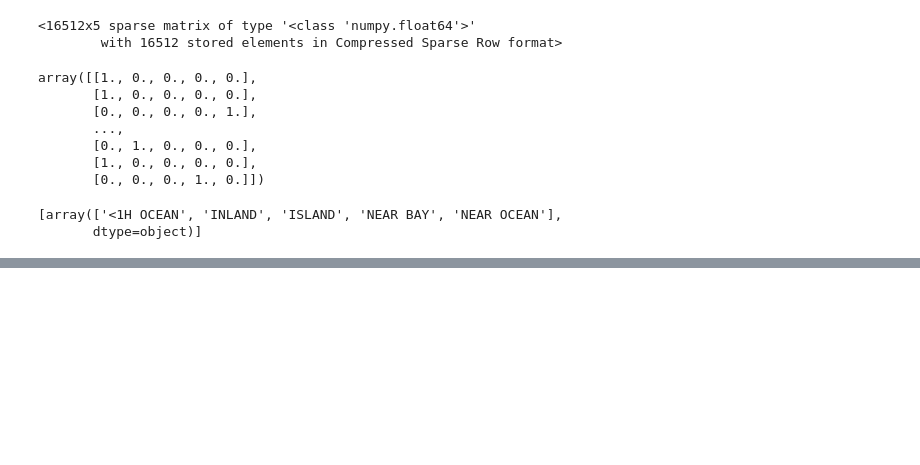
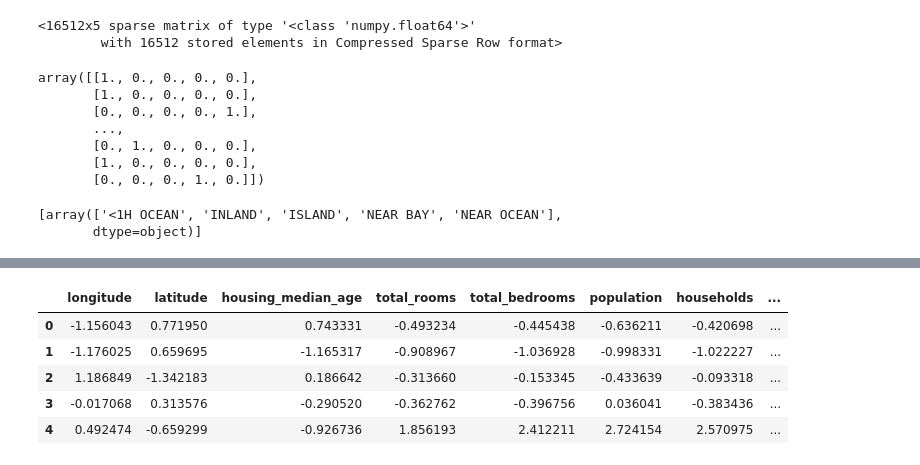
Before and after one commit to drnesr/Machine_Learning, a Jupyter notebook: Projects/Housing/Code/Housing.ipynb, the cells around one changed output, grey strips where cells are left out. Drawn from its saved outputs; the diff is of its cells as text; code cells hidden in the pictures; blank space fills up the shorter version.

```diff
--- a/Projects/Housing/Code/Housing.ipynb
+++ b/Projects/Housing/Code/Housing.ipynb
@@ -482,0 +534,10 @@ cat_encoder.categories_
+# %%
+from sklearn.pipeline import Pipeline
+from sklearn.preprocessing import StandardScaler
+
+num_pipeline = Pipeline([('imputer', SimpleImputer(strategy='median')),
+                         ('attribs_adder', CombinedAttributesAdder()),
+                         ('std_scaller', StandardScaler())])
+
+
+housing_num_tr =num_pipeline.fit_transform(housing_num)
@@ -482,0 +567,10 @@ cat_encoder.categories_
+# %%
+from sklearn.compose import ColumnTransformer
+
+num_attribs = list(housing_num)
+cat_attribs = ['ocean_proximity']
+
+full_pipeline = ColumnTransformer([('num', num_pipeline, num_attribs),
+                                   ('cat', OneHotEncoder(), cat_attribs)])
+
+housing_prepared=full_pipeline.fit_transform(housing)
@@ -482,0 +594,7 @@ cat_encoder.categories_
+# %%
+cols = list(housing)
+#
+cols.remove('ocean_proximity')
+cols+=['rooms_per_household', 'population_per_household', 'bedrooms_per_room']
+cols+=cat_encoder.categories_[0].tolist()
+cols
@@ -482,0 +618,10 @@ cat_encoder.categories_
+# %%
+final_ds = pd.DataFrame(housing_prepared, columns=cols)
+final_ds.head()
+# %% [output]
+|  | longitude | latitude | housing_median_age | total_rooms | total_bedrooms | population | households | ... |
+| 0 | -1.156043 | 0.771950 | 0.743331 | -0.493234 | -0.445438 | -0.636211 | -0.420698 | ... |
+| 1 | -1.176025 | 0.659695 | -1.165317 | -0.908967 | -1.036928 | -0.998331 | -1.022227 | ... |
+| 2 | 1.186849 | -1.342183 | 0.186642 | -0.313660 | -0.153345 | -0.433639 | -0.093318 | ... |
+| 3 | -0.017068 | 0.313576 | -0.290520 | -0.362762 | -0.396756 | 0.036041 | -0.383436 | ... |
+| 4 | 0.492474 | -0.659299 | -0.926736 | 1.856193 | 2.412211 | 2.724154 | 2.570975 | ... |
```
Also changed, not shown: parts of 16 cells of this notebook.
